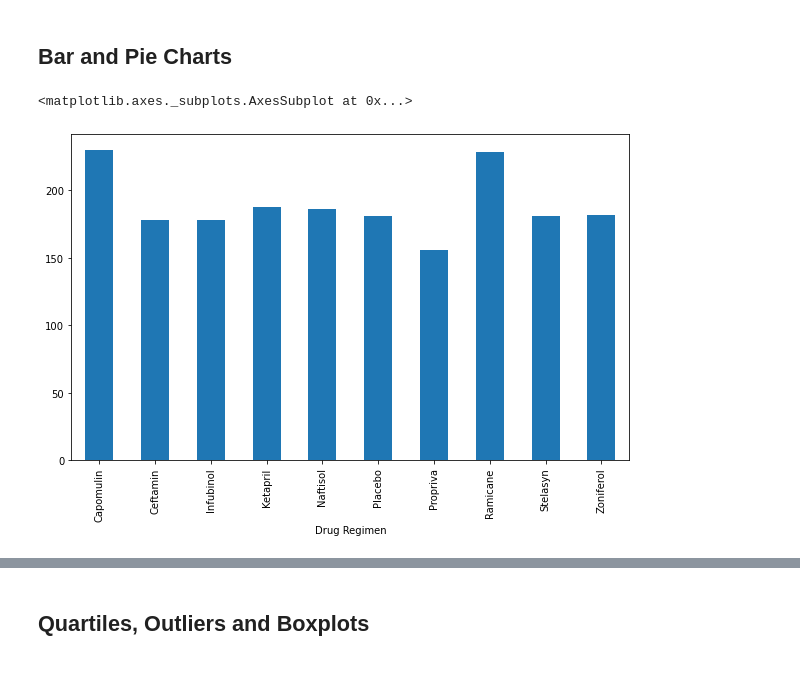
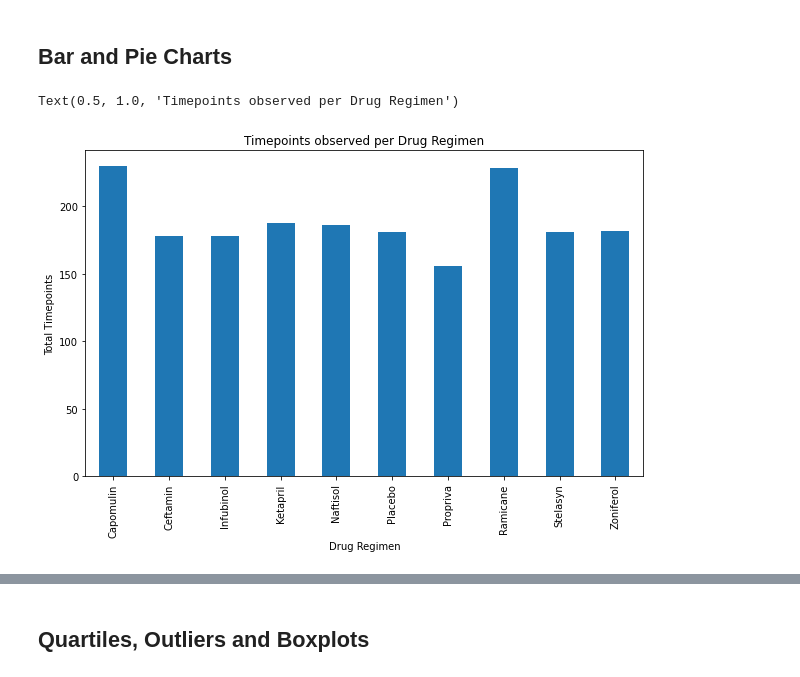
Before and after one commit to gpawlows/Matplotlib-Challenge, a Jupyter notebook: Instructions/Pymaceuticals/pymaceuticals_starter.ipynb, the cells around one changed output, grey strips where cells are left out. Drawn from its saved outputs; the diff is of its cells as text; code cells hidden in the pictures.

```diff
--- a/Instructions/Pymaceuticals/pymaceuticals_starter.ipynb
+++ b/Instructions/Pymaceuticals/pymaceuticals_starter.ipynb
@@ -142,11 +143,19 @@ regimen_table
 ## Bar and Pie Charts
 # %%
 # Generate a bar plot showing the total number of timepoints for all mice tested for each drug regimen using Pandas.
+
+# use .count function by Drug Regimen to find the number of datapoint by group
 regimen_table = cleaned_mouse_study_df.groupby('Drug Regimen').count()
+
+# plot using pandas techniques
 regimen_table['Timepoint'].plot(kind="bar", figsize = (10,6))
+
+# Add labeling
+plt.ylabel("Total Timepoints")
+plt.title("Timepoints observed per Drug Regimen")
 # %% [output]
-<matplotlib.axes._subplots.AxesSubplot at 0x...>
+Text(0.5, 1.0, 'Timepoints observed per Drug Regimen')
-[figure, old version]
+[figure, new version]
 # %%
 # Generate a bar plot showing the total number of timepoints for all mice tested for each drug regimen using pyplot.
 
```
Also changed, not shown: parts of 9 cells of this notebook.
